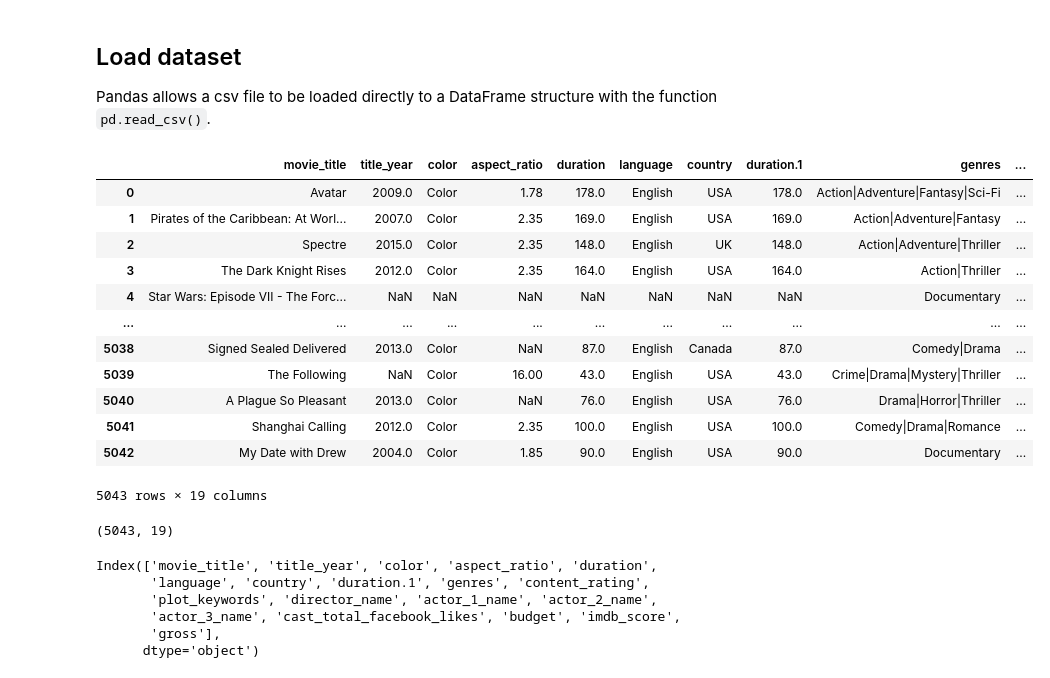
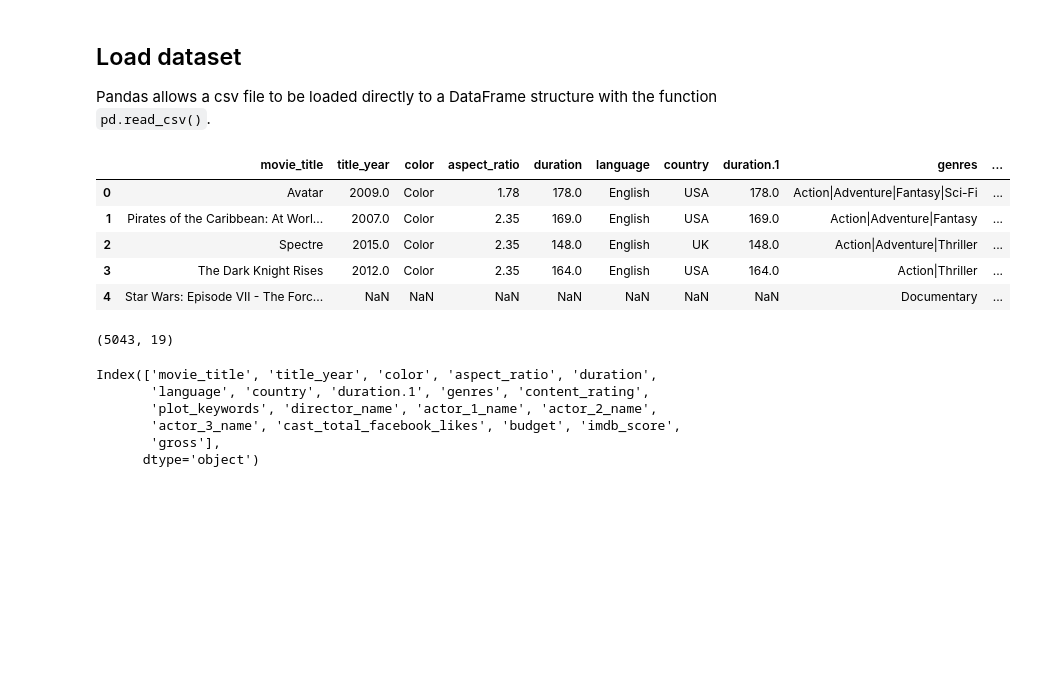
Before and after one commit to ivanmtoroc/scipy-intro, a Jupyter notebook: data_preparation.ipynb, the cells around one changed output. Drawn from its saved outputs; the diff is of its cells as text; code cells hidden in the pictures; blank space fills up the shorter version.

```diff
--- a/data_preparation.ipynb
+++ b/data_preparation.ipynb
@@ -14,24 +14,18 @@ import seaborn as sb
 ## Load dataset
 Pandas allows a csv file to be loaded directly to a DataFrame structure with the function `pd.read_csv()`.
 # %%
-movies = pd.read_csv('./datasets/movies.csv')
-movies
+movies = pd.read_csv(filepath_or_buffer='datasets/movies.csv')
+movies.head()
 # %% [output]
 |  | movie_title | title_year | color | aspect_ratio | duration | language | country | duration.1 | genres | ... |
 | 0 | Avatar | 2009.0 | Color | 1.78 | 178.0 | English | USA | 178.0 | Action|Adventure|Fantasy|Sci-Fi | ... |
 | 1 | Pirates of the Caribbean: At Worl... | 2007.0 | Color | 2.35 | 169.0 | English | USA | 169.0 | Action|Adventure|Fantasy | ... |
 | 2 | Spectre | 2015.0 | Color | 2.35 | 148.0 | English | UK | 148.0 | Action|Adventure|Thriller | ... |
 | 3 | The Dark Knight Rises | 2012.0 | Color | 2.35 | 164.0 | English | USA | 164.0 | Action|Thriller | ... |
 | 4 | Star Wars: Episode VII - The Forc... | NaN | NaN | NaN | NaN | NaN | NaN | NaN | Documentary | ... |
-| ... | ... | ... | ... | ... | ... | ... | ... | ... | ... | ... |
-| 5038 | Signed Sealed Delivered | 2013.0 | Color | NaN | 87.0 | English | Canada | 87.0 | Comedy|Drama | ... |
-| 5039 | The Following | NaN | Color | 16.00 | 43.0 | English | USA | 43.0 | Crime|Drama|Mystery|Thriller | ... |
-| 5040 | A Plague So Pleasant | 2013.0 | Color | NaN | 76.0 | English | USA | 76.0 | Drama|Horror|Thriller | ... |
-| 5041 | Shanghai Calling | 2012.0 | Color | 2.35 | 100.0 | English | USA | 100.0 | Comedy|Drama|Romance | ... |
-| 5042 | My Date with Drew | 2004.0 | Color | 1.85 | 90.0 | English | USA | 90.0 | Documentary | ... |
-5043 rows × 19 columns
-# %%
-movies.shape
-# %% [output]
-(5043, 19)
+# %%
+# Get dataframe dimensions
+movies.shape
+# %% [output]
+(5043, 19)
 # %%
```
Also changed, not shown: parts of 44 cells of this notebook, 1 other file.
